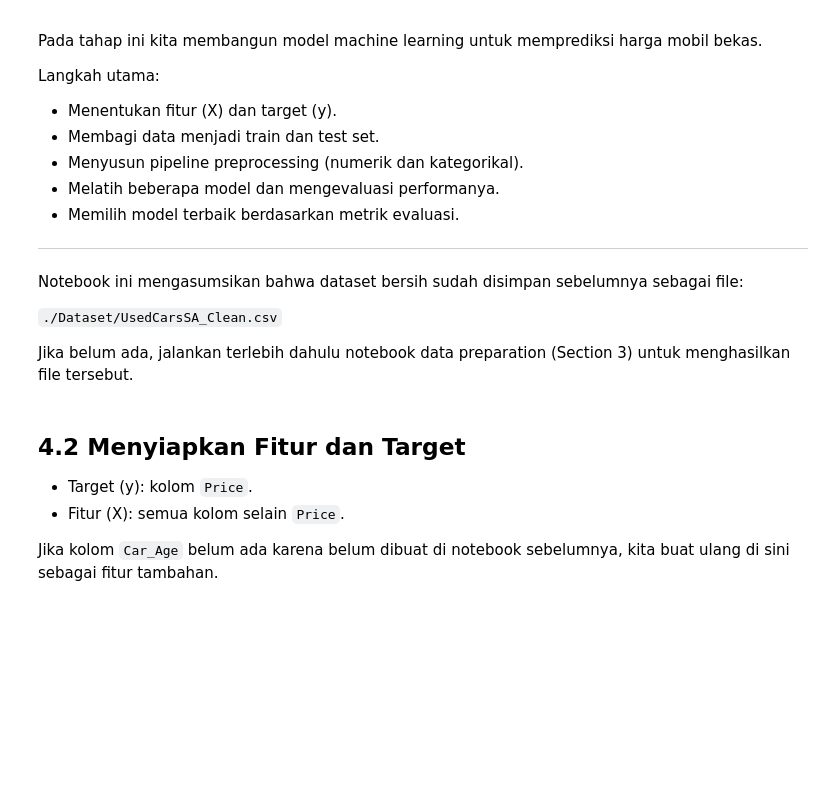
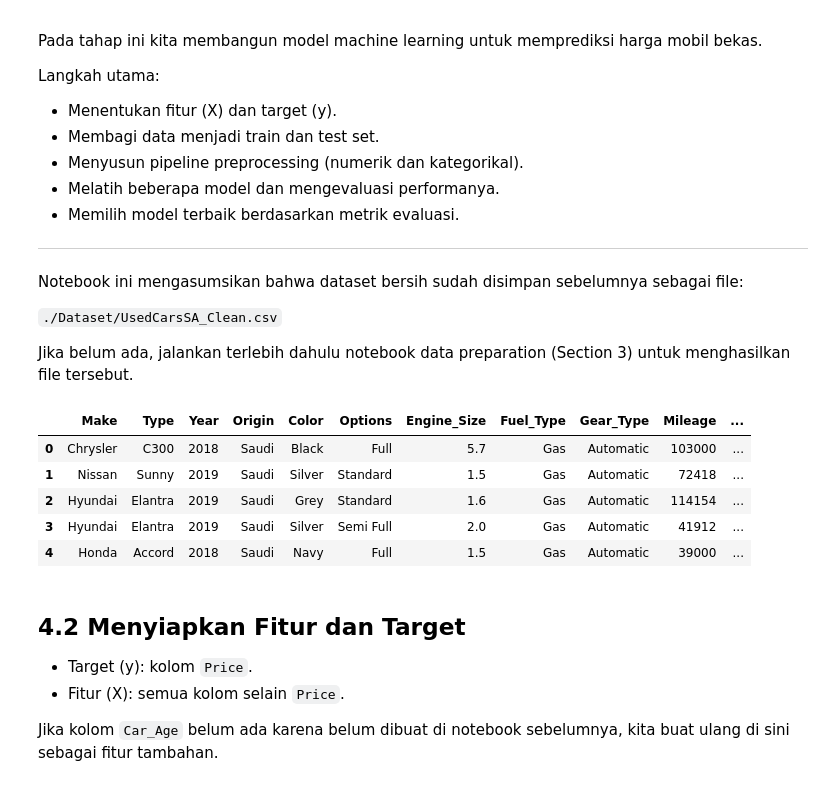
Before and after one commit to hansdarmawann/arabian-cars-1, a Jupyter notebook: Notebook/4.ipynb, the cells around one changed output. Cells and saved outputs as stored; diff of their text form; code cells hidden in the pictures; blank space fills up the shorter version.

```diff
--- a/Notebook/4.ipynb
+++ b/Notebook/4.ipynb
@@ -19,32 +19,39 @@ Jika belum ada, jalankan terlebih dahulu notebook data preparation (Section 3) u
 # %%
 # 4.1 Import library dan load dataset bersih
 import numpy as np
 import pandas as pd
 
 import matplotlib.pyplot as plt
 import seaborn as sns
 
 from sklearn.model_selection import train_test_split, KFold, GridSearchCV
 from sklearn.preprocessing import OneHotEncoder, StandardScaler
 from sklearn.compose import ColumnTransformer
 from sklearn.pipeline import Pipeline
 from sklearn.impute import SimpleImputer
 
 from sklearn.linear_model import LinearRegression
 from sklearn.ensemble import RandomForestRegressor, GradientBoostingRegressor
 from sklearn.metrics import mean_absolute_error, mean_squared_error, r2_score
 
 from xgboost import XGBRegressor
 
 import warnings
 warnings.filterwarnings('ignore')
 pd.set_option('display.max_columns', None)
 
 # Load dataset bersih
-data_path_clean = './Dataset/UsedCarsSA_Clean.csv'
+data_path_clean = '../Dataset/UsedCarsSA_Clean.csv'
 df_clean = pd.read_csv(data_path_clean)
 
 df_clean.head()
+# %% [output]
+|  | Make | Type | Year | Origin | Color | Options | Engine_Size | Fuel_Type | Gear_Type | Mileage | ... |
+| 0 | Chrysler | C300 | 2018 | Saudi | Black | Full | 5.7 | Gas | Automatic | 103000 | ... |
+| 1 | Nissan | Sunny | 2019 | Saudi | Silver | Standard | 1.5 | Gas | Automatic | 72418 | ... |
+| 2 | Hyundai | Elantra | 2019 | Saudi | Grey | Standard | 1.6 | Gas | Automatic | 114154 | ... |
+| 3 | Hyundai | Elantra | 2019 | Saudi | Silver | Semi Full | 2.0 | Gas | Automatic | 41912 | ... |
+| 4 | Honda | Accord | 2018 | Saudi | Navy | Full | 1.5 | Gas | Automatic | 39000 | ... |
 # %% [markdown]
 ## 4.2 Menyiapkan Fitur dan Target
 
```
Also changed, not shown: parts of 10 cells of this notebook, 2 other files.
